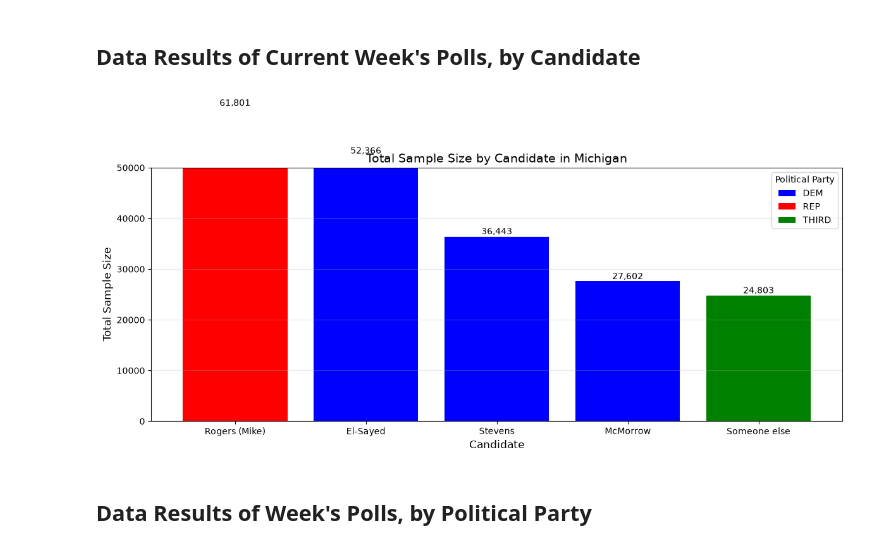
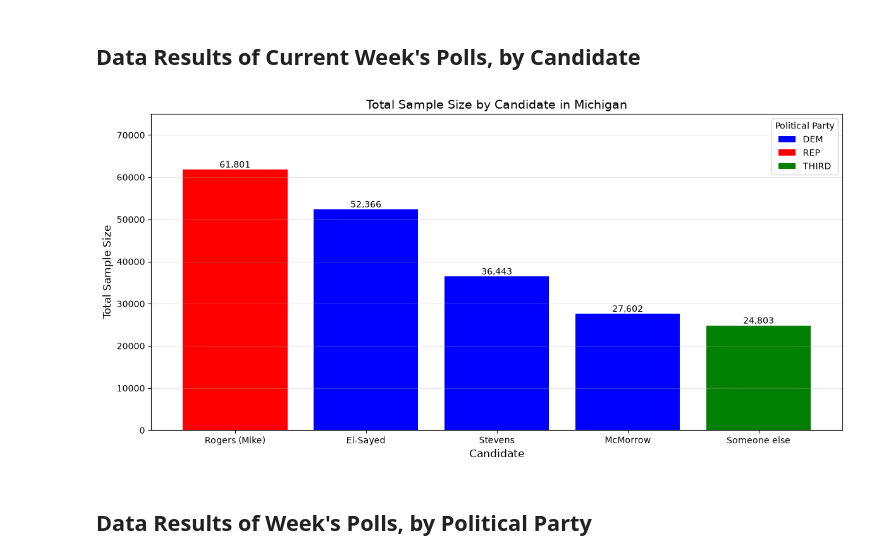
Before and after one commit to ktkt9898/CS-Senior-Project, a Jupyter notebook: Michigan_Election_Analysis.ipynb, the cells around one changed output. Cells and saved outputs as stored; diff of their text form; code cells hidden in the pictures.

```diff
--- a/Michigan_Election_Analysis.ipynb
+++ b/Michigan_Election_Analysis.ipynb
@@ -210,35 +209,35 @@ for candidate in df_aggregated["Answer"]:
     # Finalize the bar chart with the candidate's name, sample size, and color
     plt.bar(
         candidate,
         sample_size,
         color=color,
         label=party if candidate == df_aggregated["Answer"].iloc[0] else "",
     )
 
 # Add value labels
 for i, (candidate, sample_size) in enumerate(
     zip(df_aggregated["Answer"], df_aggregated["Sample Size"])
 ):
     plt.text(
         i, sample_size, f"{int(sample_size):,}", ha="center", va="bottom", fontsize=10
     )
 
 # Set y-axis limit to ensure bars are fully visible
-plt.ylim(0, 50000)
+plt.ylim(0, 75000)
 
 plt.xlabel("Candidate", fontsize=12)
 plt.ylabel("Total Sample Size", fontsize=12)
 plt.title("Total Sample Size by Candidate in Michigan", fontsize=14)
 plt.xticks(rotation=0)
 plt.grid(axis="y", alpha=0.3)
 
 # Add legend
 plt.legend(handles=legend_elements, title="Political Party", loc="upper right")
 
 plt.tight_layout()
 plt.show()
 # %% [output]
-[figure, old version]
+[figure, new version]
 # %% [markdown]
 ## Data Results of Week's Polls, by Political Party
 # %%
```
Also changed, not shown: parts of 3 cells of this notebook, 27 other files.
